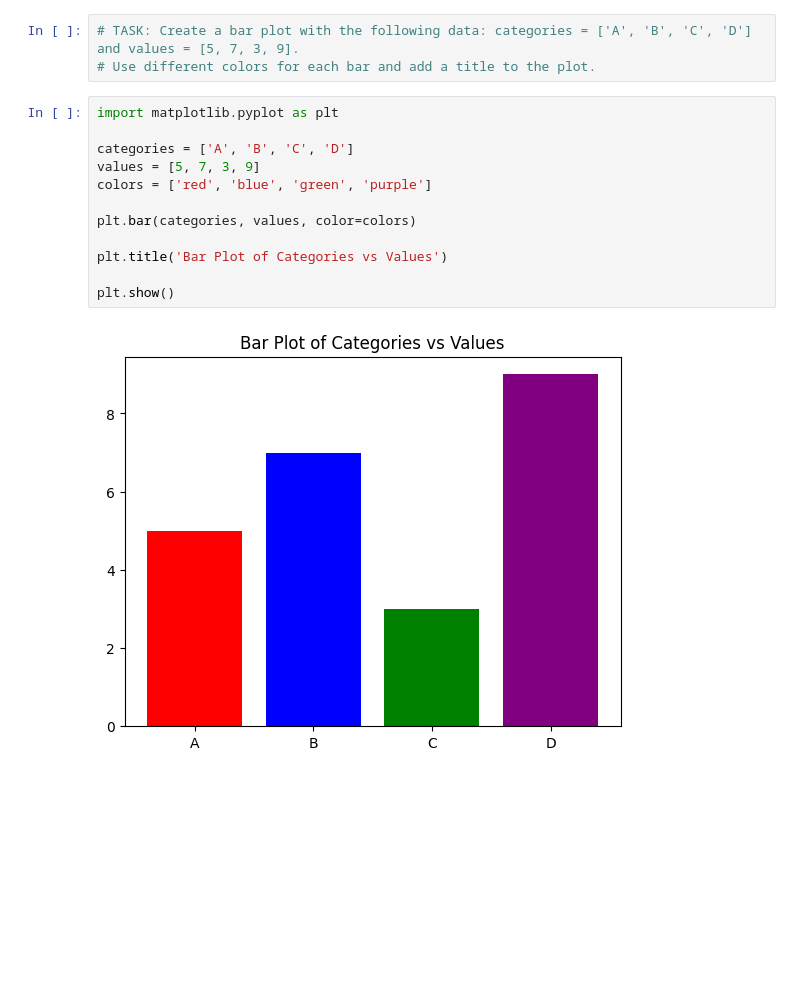
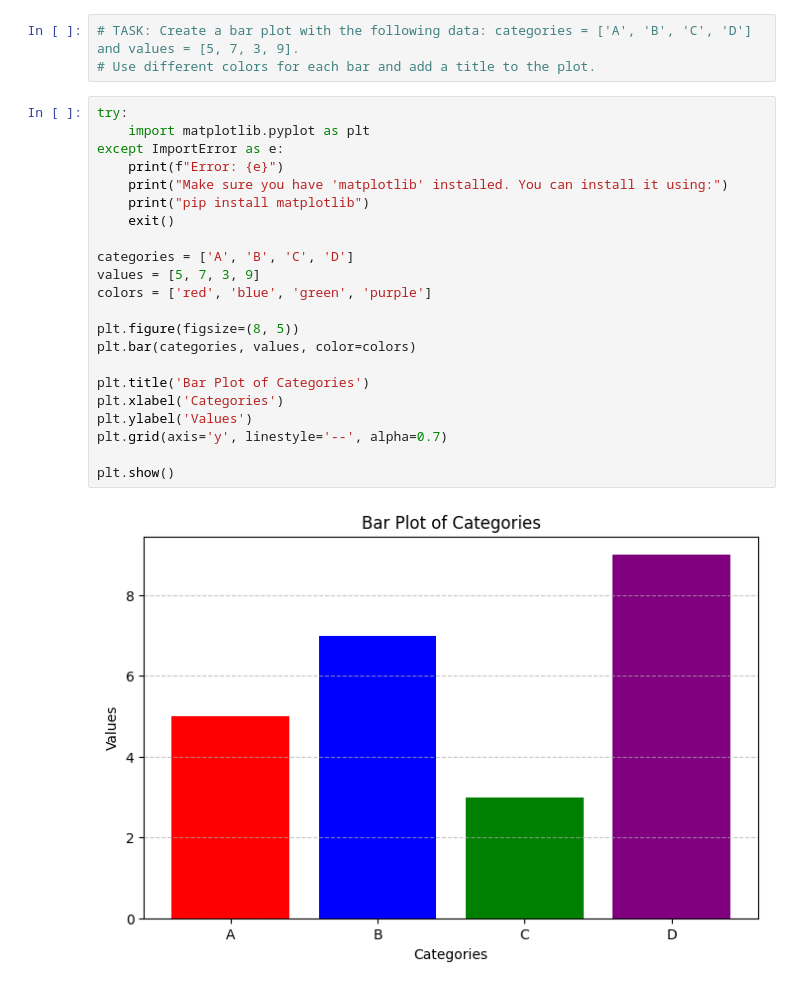
Before and after one commit to Nish-2003/python-jupyter-template, a Jupyter notebook: src/2-bar-plot.ipynb, the cells around one changed output. Cells and saved outputs as stored; diff of their text form; blank space fills up the shorter version.

```diff
--- a/src/2-bar-plot.ipynb
+++ b/src/2-bar-plot.ipynb
@@ -4,16 +4,26 @@
 # TASK: Create a bar plot with the following data: categories = ['A', 'B', 'C', 'D'] and values = [5, 7, 3, 9].
 # Use different colors for each bar and add a title to the plot.
 # %%
-import matplotlib.pyplot as plt
+try:
+    import matplotlib.pyplot as plt
+except ImportError as e:
+    print(f"Error: {e}")
+    print("Make sure you have 'matplotlib' installed. You can install it using:")
+    print("pip install matplotlib")
+    exit()
 
 categories = ['A', 'B', 'C', 'D']
 values = [5, 7, 3, 9]
 colors = ['red', 'blue', 'green', 'purple']
 
+plt.figure(figsize=(8, 5))
 plt.bar(categories, values, color=colors)
 
-plt.title('Bar Plot of Categories vs Values')
+plt.title('Bar Plot of Categories')
+plt.xlabel('Categories')
+plt.ylabel('Values')
+plt.grid(axis='y', linestyle='--', alpha=0.7)
 
 plt.show()
 # %% [output]
-[figure, old version]
+[figure, new version]
```
Also changed, not shown: 5 other files.
